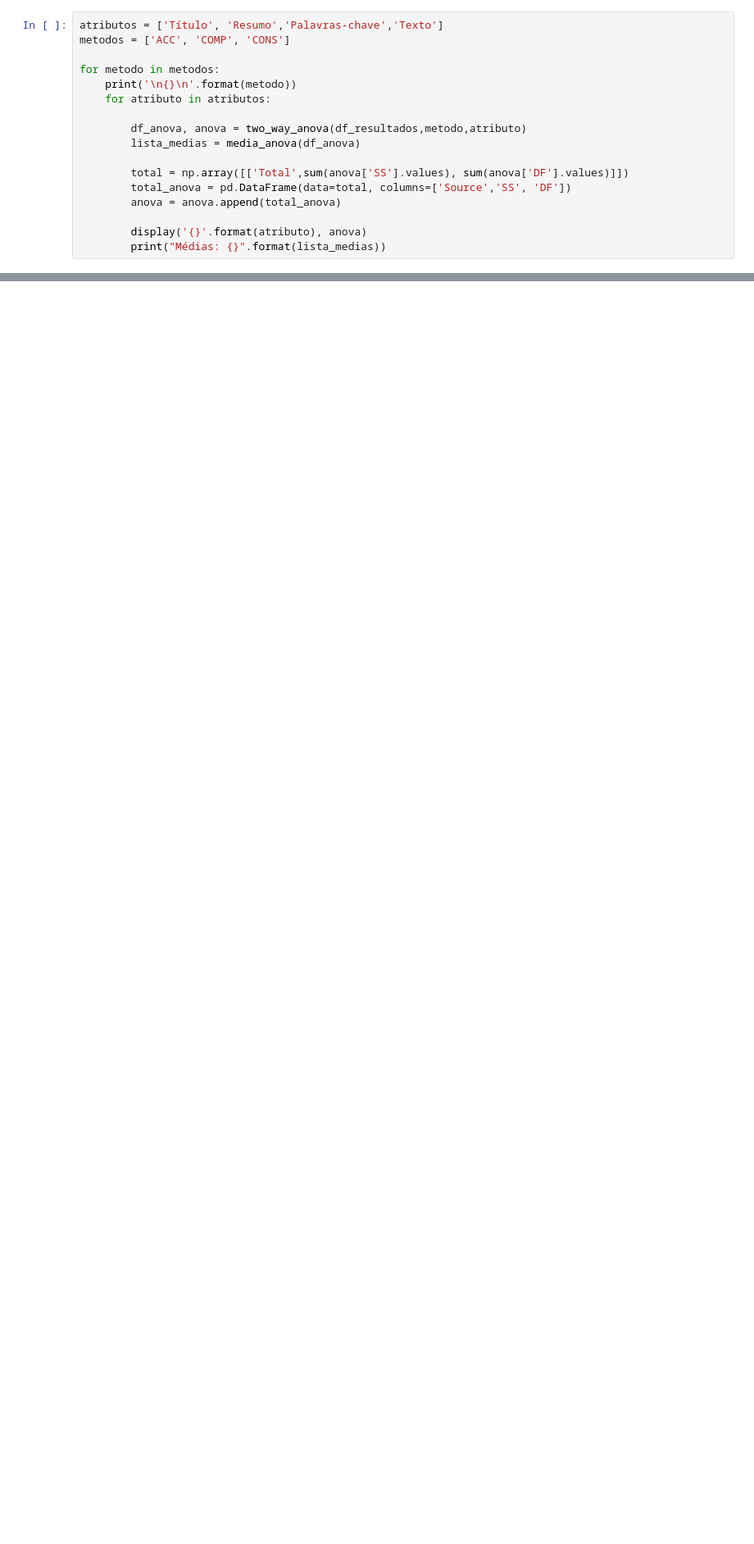
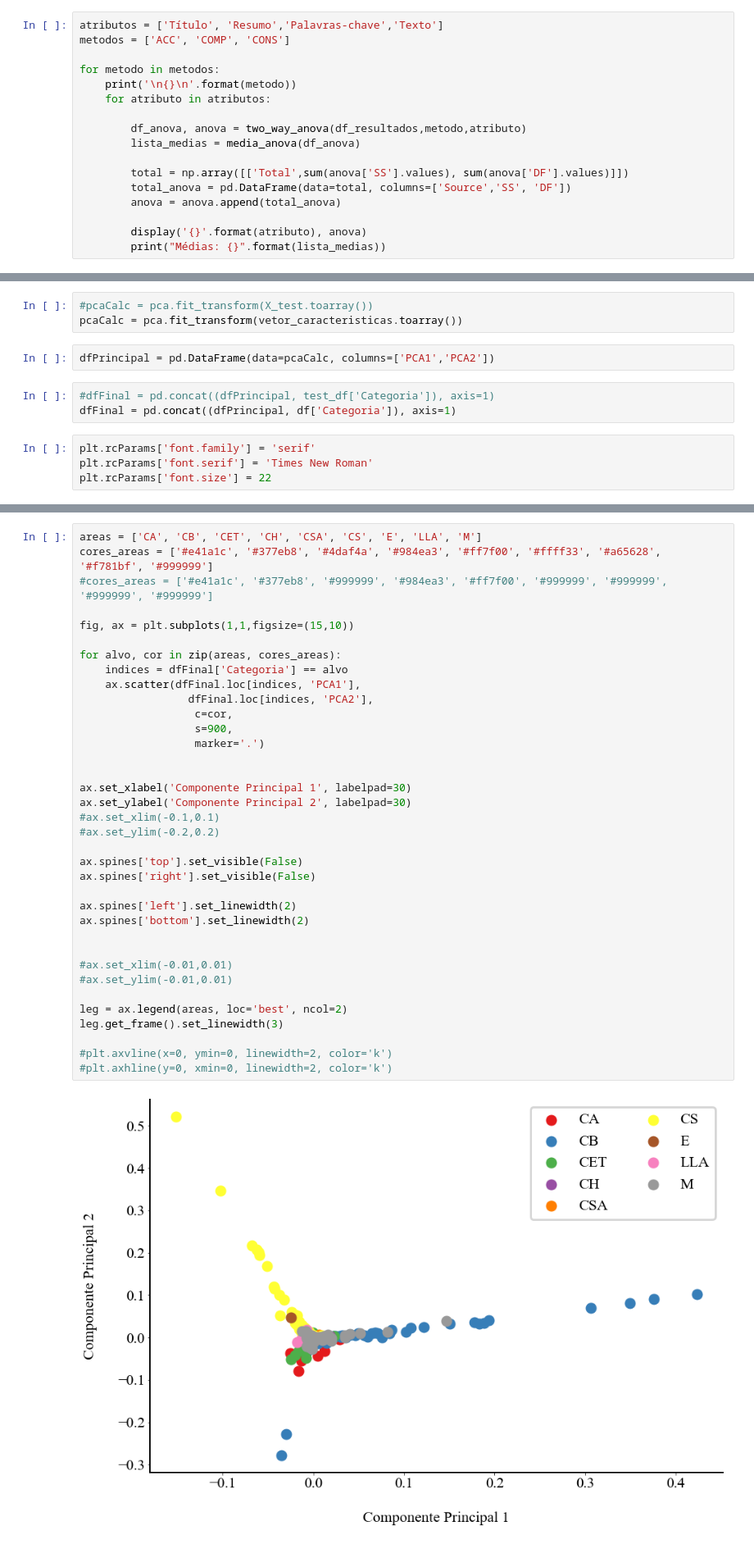
Before and after one commit to Gabrielrucker/Classification-algorithm, a Jupyter notebook: Classificação-Artigos.ipynb, the cells around one changed output, grey strips where cells are left out. Shown at 82% size. Drawn from its saved outputs; the diff is of its cells as text; blank space fills up the shorter version.

```diff
--- a/Classificação-Artigos.ipynb
+++ b/Classificação-Artigos.ipynb
@@ -794,0 +1000,12 @@ for metodo in metodos:
+# %%
+#pcaCalc = pca.fit_transform(X_test.toarray())
+pcaCalc = pca.fit_transform(vetor_caracteristicas.toarray())
+# %%
+dfPrincipal = pd.DataFrame(data=pcaCalc, columns=['PCA1','PCA2'])
+# %%
+#dfFinal = pd.concat((dfPrincipal, test_df['Categoria']), axis=1)
+dfFinal = pd.concat((dfPrincipal, df['Categoria']), axis=1)
+# %%
+plt.rcParams['font.family'] = 'serif'
+plt.rcParams['font.serif'] = 'Times New Roman'
+plt.rcParams['font.size'] = 22
@@ -794,0 +1018,38 @@ for metodo in metodos:
+# %%
+areas = ['CA', 'CB', 'CET', 'CH', 'CSA', 'CS', 'E', 'LLA', 'M']
+cores_areas = ['#e41a1c', '#377eb8', '#4daf4a', '#984ea3', '#ff7f00', '#ffff33', '#a65628', '#f781bf', '#999999']
+#cores_areas = ['#e41a1c', '#377eb8', '#999999', '#984ea3', '#ff7f00', '#999999', '#999999', '#999999', '#999999']
+
+fig, ax = plt.subplots(1,1,figsize=(15,10))
+
+for alvo, cor in zip(areas, cores_areas):
+    indices = dfFinal['Categoria'] == alvo
+    ax.scatter(dfFinal.loc[indices, 'PCA1'],
+                 dfFinal.loc[indices, 'PCA2'],
+                  c=cor,
+                  s=900,
+                  marker='.')
+
+
+ax.set_xlabel('Componente Principal 1', labelpad=30)
+ax.set_ylabel('Componente Principal 2', labelpad=30)
+#ax.set_xlim(-0.1,0.1)
+#ax.set_ylim(-0.2,0.2)
+
+ax.spines['top'].set_visible(False)
+ax.spines['right'].set_visible(False)
+
+ax.spines['left'].set_linewidth(2)
+ax.spines['bottom'].set_linewidth(2)
+
+
+#ax.set_xlim(-0.01,0.01)
+#ax.set_ylim(-0.01,0.01)
+
+leg = ax.legend(areas, loc='best', ncol=2)
+leg.get_frame().set_linewidth(3)
+
+#plt.axvline(x=0, ymin=0, linewidth=2, color='k')
+#plt.axhline(y=0, xmin=0, linewidth=2, color='k')
+# %% [output]
+[figure, added]
```
Also changed, not shown: parts of 111 cells of this notebook.
